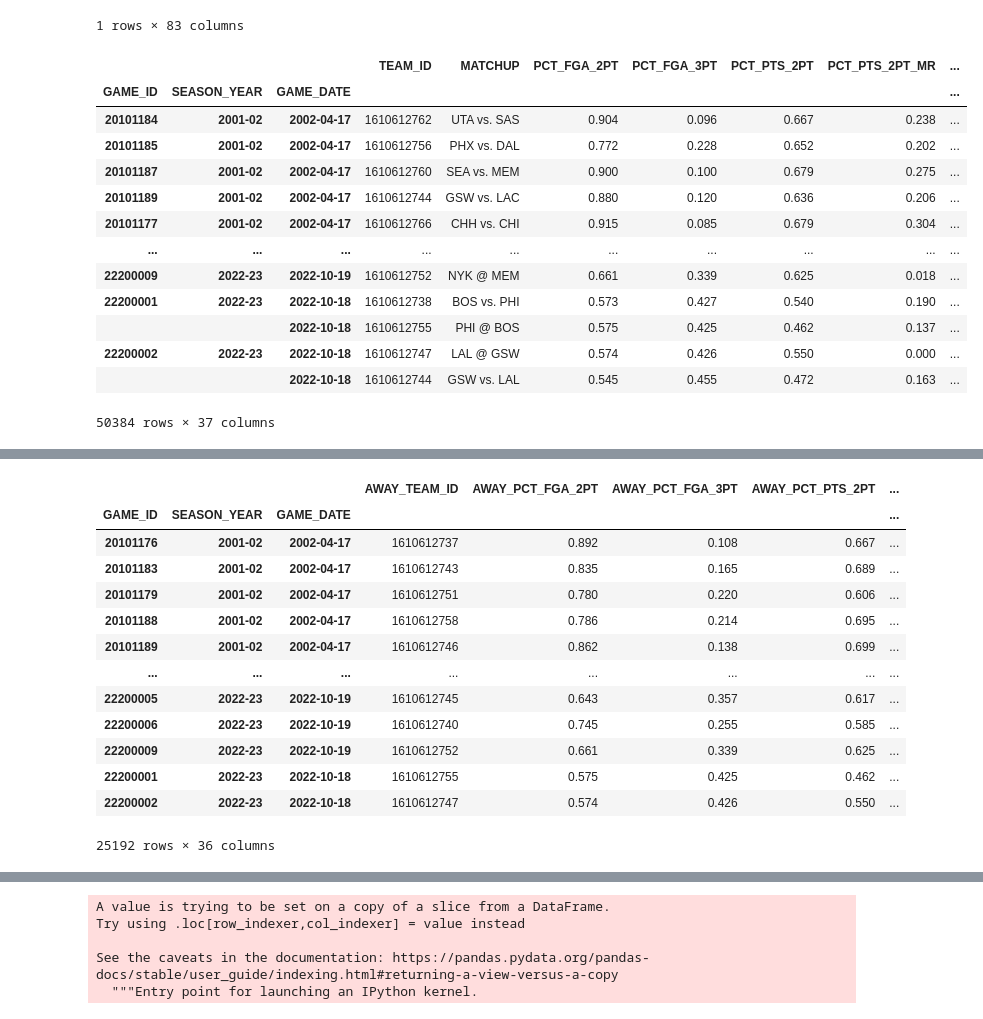
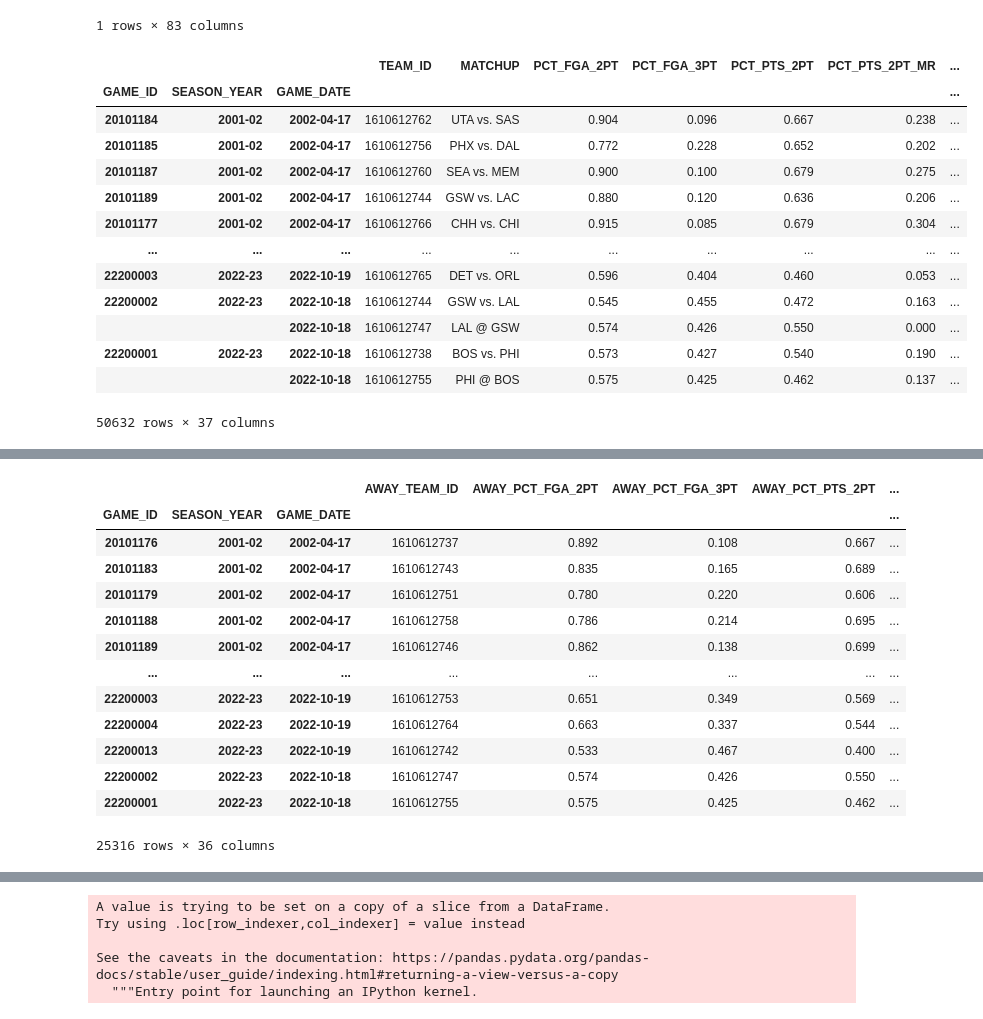
Before and after one commit to shanedsz/Accubet-AI-Deployed, a Jupyter notebook: data_cleaning_advanced.ipynb, the cells around one changed output, grey strips where cells are left out. Saved outputs shown, nothing was run; the diff lists cells and outputs as text; code cells hidden in the pictures.

```diff
--- a/data_cleaning_advanced.ipynb
+++ b/data_cleaning_advanced.ipynb
@@ -149,26 +149,26 @@ df_concat.loc[[22200001.0]]
 | 22200001.0 | 2022-23 | 2022-10-18 | 1610612738 | 1 | 48.0 | 126.9 | 129.9 | ... |
 1 rows × 83 columns
 # %%
-df_scoring_data = pd.read_csv(Path('../Accubet-AI/original_data_scoring 3.csv'))
+df_scoring_data = pd.read_csv(Path('../Accubet-AI/original_data_scoring 2.csv'))
 df_scoring_data.drop(columns=['Unnamed: 0', 'TEAM_ABBREVIATION', 'TEAM_NAME', 'WL', 'MIN'], inplace=True)
 df_scoring_data['GAME_DATE'] = pd.to_datetime(df_scoring_data['GAME_DATE'])
 df_scoring_data = df_scoring_data.set_index(['GAME_ID', 'SEASON_YEAR', 'GAME_DATE'])
 df_scoring_data
 # %% [output]
 |  |  |  | TEAM_ID | MATCHUP | PCT_FGA_2PT | PCT_FGA_3PT | PCT_PTS_2PT | PCT_PTS_2PT_MR | ... |
 | GAME_ID | SEASON_YEAR | GAME_DATE |  |  |  |  |  |  | ... |
 | 20101184 | 2001-02 | 2002-04-17 | 1610612762 | UTA vs. SAS | 0.904 | 0.096 | 0.667 | 0.238 | ... |
 | 20101185 | 2001-02 | 2002-04-17 | 1610612756 | PHX vs. DAL | 0.772 | 0.228 | 0.652 | 0.202 | ... |
 | 20101187 | 2001-02 | 2002-04-17 | 1610612760 | SEA vs. MEM | 0.900 | 0.100 | 0.679 | 0.275 | ... |
 | 20101189 | 2001-02 | 2002-04-17 | 1610612744 | GSW vs. LAC | 0.880 | 0.120 | 0.636 | 0.206 | ... |
 | 20101177 | 2001-02 | 2002-04-17 | 1610612766 | CHH vs. CHI | 0.915 | 0.085 | 0.679 | 0.304 | ... |
 | ... | ... | ... | ... | ... | ... | ... | ... | ... | ... |
-| 22200009 | 2022-23 | 2022-10-19 | 1610612752 | NYK @ MEM | 0.661 | 0.339 | 0.625 | 0.018 | ... |
+| 22200003 | 2022-23 | 2022-10-19 | 1610612765 | DET vs. ORL | 0.596 | 0.404 | 0.460 | 0.053 | ... |
+| 22200002 | 2022-23 | 2022-10-18 | 1610612744 | GSW vs. LAL | 0.545 | 0.455 | 0.472 | 0.163 | ... |
+|  |  | 2022-10-18 | 1610612747 | LAL @ GSW | 0.574 | 0.426 | 0.550 | 0.000 | ... |
 | 22200001 | 2022-23 | 2022-10-18 | 1610612738 | BOS vs. PHI | 0.573 | 0.427 | 0.540 | 0.190 | ... |
 |  |  | 2022-10-18 | 1610612755 | PHI @ BOS | 0.575 | 0.425 | 0.462 | 0.137 | ... |
-| 22200002 | 2022-23 | 2022-10-18 | 1610612747 | LAL @ GSW | 0.574 | 0.426 | 0.550 | 0.000 | ... |
-|  |  | 2022-10-18 | 1610612744 | GSW vs. LAL | 0.545 | 0.455 | 0.472 | 0.163 | ... |
-50384 rows × 37 columns
+50632 rows × 37 columns
 # %%
 df_home_teams_2 = df_scoring_data.where(df_scoring_data['MATCHUP'].str.contains('vs')).dropna()
 # %%
@@ -211,12 +211,12 @@ df_away_teams_2
 | 20101188 | 2001-02 | 2002-04-17 | 1610612758 | 0.786 | 0.214 | 0.695 | ... |
 | 20101189 | 2001-02 | 2002-04-17 | 1610612746 | 0.862 | 0.138 | 0.699 | ... |
 | ... | ... | ... | ... | ... | ... | ... | ... |
-| 22200005 | 2022-23 | 2022-10-19 | 1610612745 | 0.643 | 0.357 | 0.617 | ... |
-| 22200006 | 2022-23 | 2022-10-19 | 1610612740 | 0.745 | 0.255 | 0.585 | ... |
-| 22200009 | 2022-23 | 2022-10-19 | 1610612752 | 0.661 | 0.339 | 0.625 | ... |
+| 22200003 | 2022-23 | 2022-10-19 | 1610612753 | 0.651 | 0.349 | 0.569 | ... |
+| 22200004 | 2022-23 | 2022-10-19 | 1610612764 | 0.663 | 0.337 | 0.544 | ... |
+| 22200013 | 2022-23 | 2022-10-19 | 1610612742 | 0.533 | 0.467 | 0.400 | ... |
+| 22200002 | 2022-23 | 2022-10-18 | 1610612747 | 0.574 | 0.426 | 0.550 | ... |
 | 22200001 | 2022-23 | 2022-10-18 | 1610612755 | 0.575 | 0.425 | 0.462 | ... |
-| 22200002 | 2022-23 | 2022-10-18 | 1610612747 | 0.574 | 0.426 | 0.550 | ... |
-25192 rows × 36 columns
+25316 rows × 36 columns
 # %%
 df_concat_2 = pd.concat([df_home_teams_2, df_away_teams_2], axis=1)
 df_concat_2.columns
```
Also changed, not shown: parts of 20 cells of this notebook, 11 other files.
